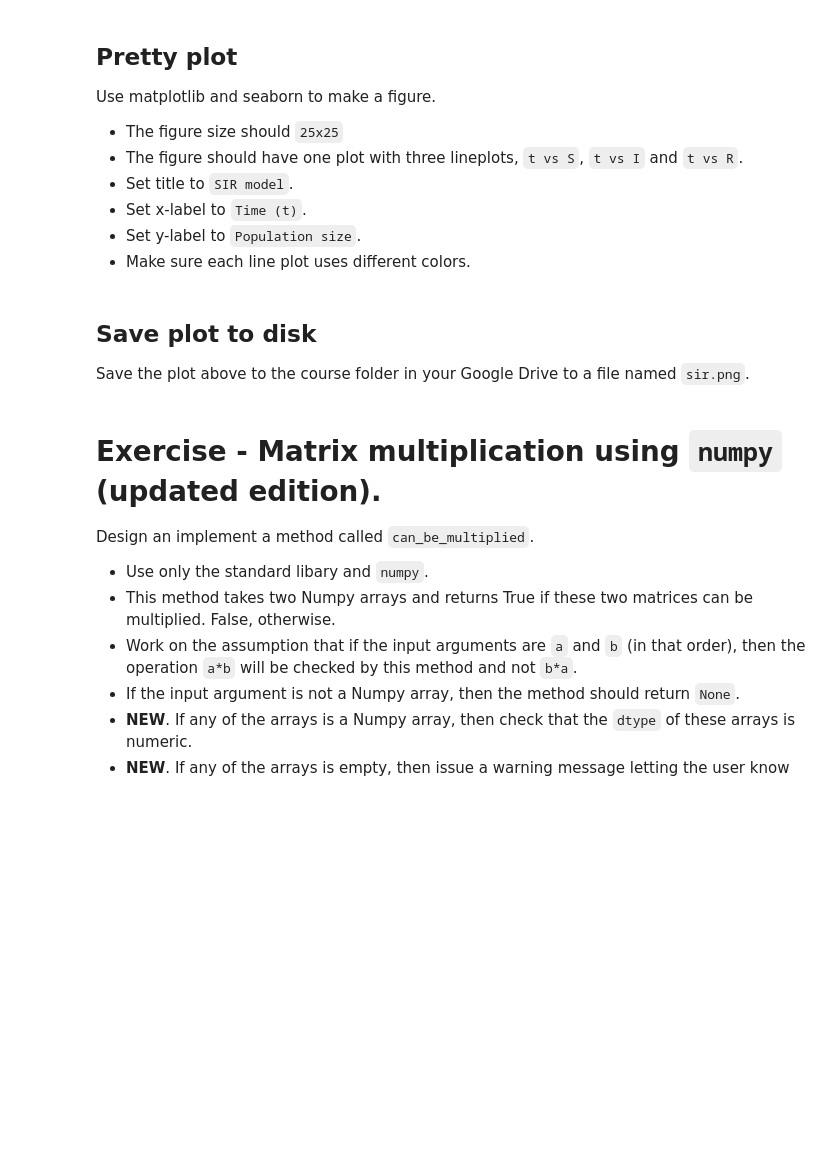
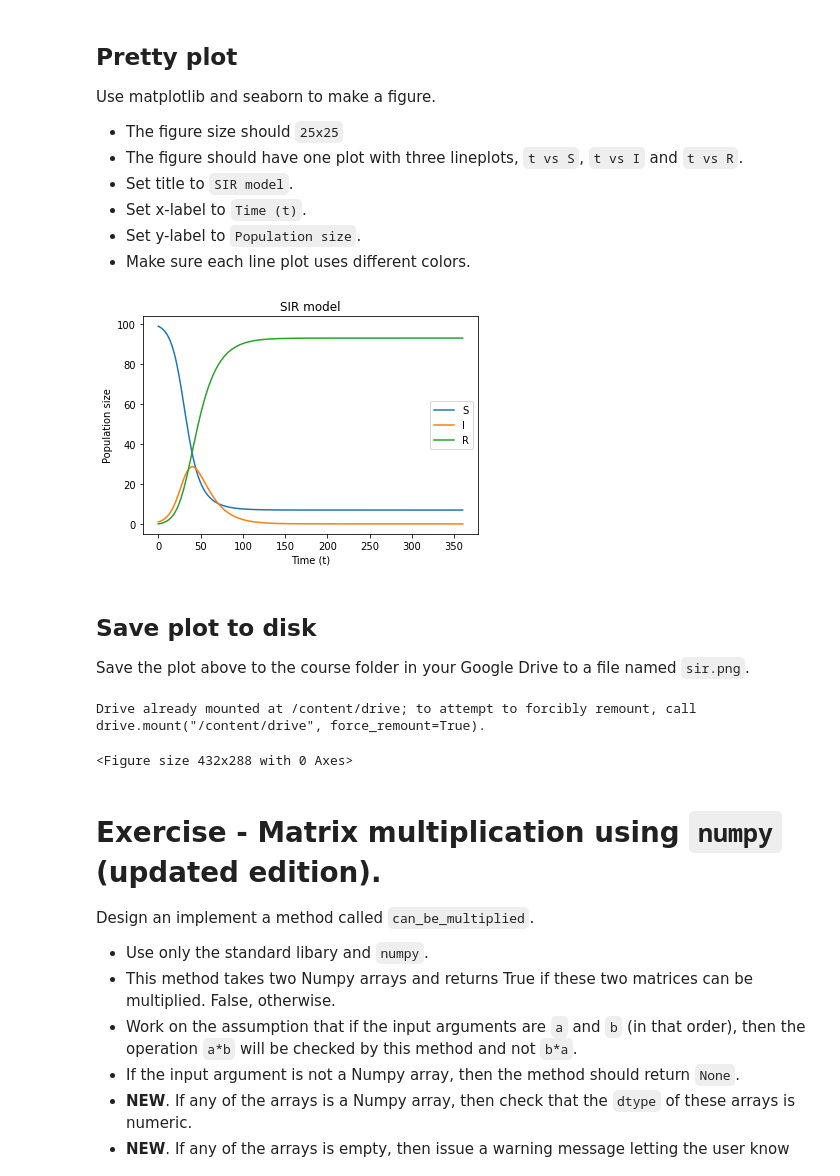
Before and after one commit to tianhanl0/fall2022-homework-2, a Jupyter notebook: Modern_Programming_for_Data_Analytics_Homework_2.ipynb, the cells around one changed output. Cells and saved outputs as stored; diff of their text form; code cells hidden in the pictures; blank space fills up the shorter version.

```diff
--- a/Modern_Programming_for_Data_Analytics_Homework_2.ipynb
+++ b/Modern_Programming_for_Data_Analytics_Homework_2.ipynb
@@ -107,8 +108,7 @@ d. Data cleanup. Some the responses have empty fields for `latitude` and `longit
 for ipr in responses:
   i = DbIpCity.get(ipr, api_key='free')
   x = i.to_json()
-  if x["latitude"]:
-    responses.pop(ipr)
+  print(x["latitude"])
 # %% [output]
 TypeError: ignored
 # %% [markdown]
@@ -304,3 +313,24 @@ Use matplotlib and seaborn to make a figure.
+# %%
+t = t.tolist()
+S = results[:,0].tolist()
+I = results[:,1].tolist()
+R = results[:,2].tolist()
+# %%
+import matplotlib
+import matplotlib.pyplot as plt
+
+fig = matplotlib.pyplot.gcf()
+plt.plot(t,S, label = "S")
+plt.plot(t,I, label = "I")
+plt.plot(t,R, label = "R")
+plt.title("SIR model")
+plt.xlabel("Time (t)")
+plt.ylabel("Population size")
+plt.legend()
+plt.show()
+fig.savefig('sir.png', dpi=100)
+# %% [output]
+[figure, added]
 # %% [markdown]
 ## Save plot to disk
 Save the plot above to the course folder in your Google Drive to a file named `sir.png`.
@@ -309,3 +337,13 @@ Save the plot above to the course folder in your Google Drive to a file named `s
+# %%
+from google.colab import drive
+drive.mount('/content/drive')
+# %% [output]
+Drive already mounted at /content/drive; to attempt to forcibly remount, call drive.mount("/content/drive", force_remount=True).
+# %%
+save = '/content/drive/My Drive/38610'
+plt.savefig(f"{save}/sir.png")
+# %% [output]
+<Figure size 432x288 with 0 Axes>
 # %% [markdown]
 # Exercise - Matrix multiplication using `numpy` (updated edition).
 
```
Also changed, not shown: parts of 12 cells of this notebook.
